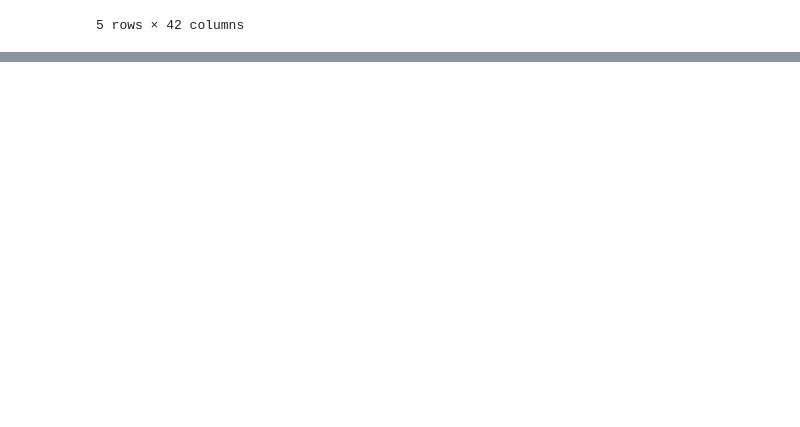
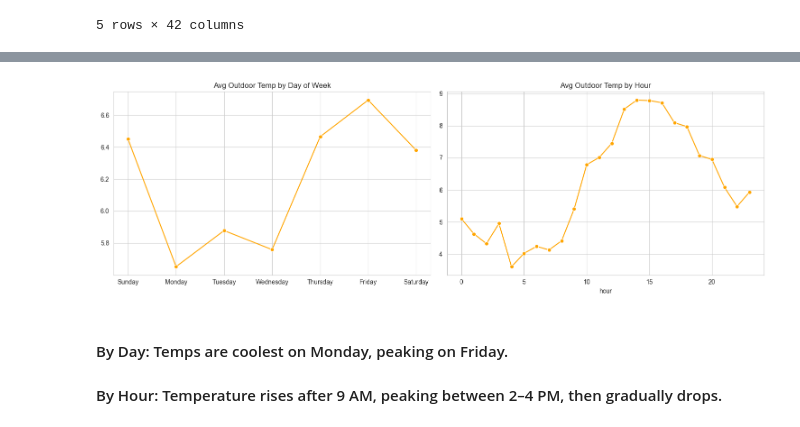
Before and after one commit to vaibhpande21/DS-Intern-Assignment-Vaibhav_Pandey, a Jupyter notebook: assignment.ipynb, the cells around one changed output, grey strips where cells are left out. Drawn from its saved outputs; the diff is of its cells as text; code cells hidden in the pictures; blank space fills up the shorter version.

```diff
--- a/assignment.ipynb
+++ b/assignment.ipynb
@@ -449,0 +565,27 @@ df.head()
+# %%
+## Grouping by day of week and hour to get mean outdoor temperature
+
+hourly_avg_temp = df.groupby('hour')['outdoor_temperature'].mean()
+avg_temp_by_day = df.groupby('dayofweek')['outdoor_temperature'].mean()
+# %%
+## Plotting average outdoor temperature by day of week and hour
+
+plt.figure(figsize=(15, 5))
+
+# Mean Outdoor Temp by Day of Week
+plt.subplot(1, 2, 1)
+sns.lineplot(x=days, y=avg_temp_by_day.values, marker='o',color='orange')
+plt.title("Avg Outdoor Temp by Day of Week")
+
+# Mean Outdoor Temp by Hour
+plt.subplot(1, 2, 2)
+sns.lineplot(x=hourly_avg_temp.index, y=hourly_avg_temp.values, marker='o',color='orange')
+plt.title("Avg Outdoor Temp by Hour")
+
+plt.tight_layout()
+plt.show()
+# %% [output]
+[figure, added]
+# %% [markdown]
+#### By Day: Temps are coolest on Monday, peaking on Friday.
+#### By Hour: Temperature rises after 9 AM, peaking between 2–4 PM, then gradually drops.
```
Also changed, not shown: parts of 16 cells of this notebook.
